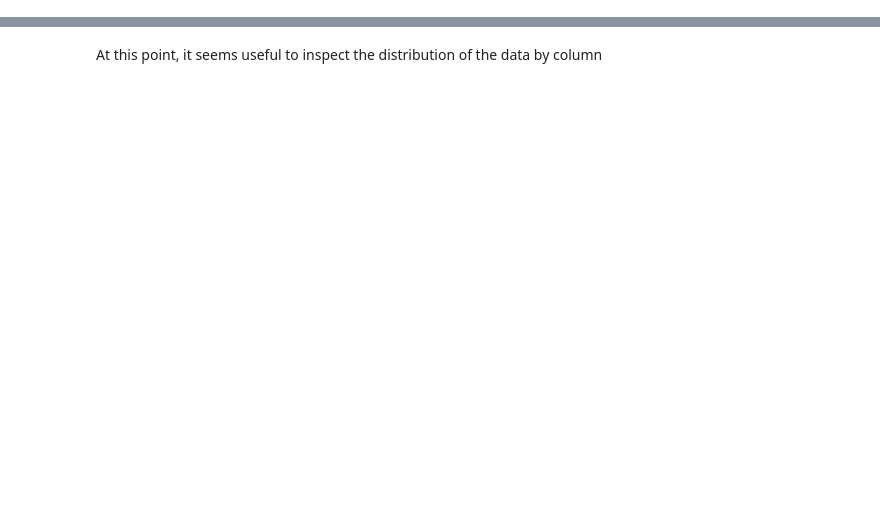
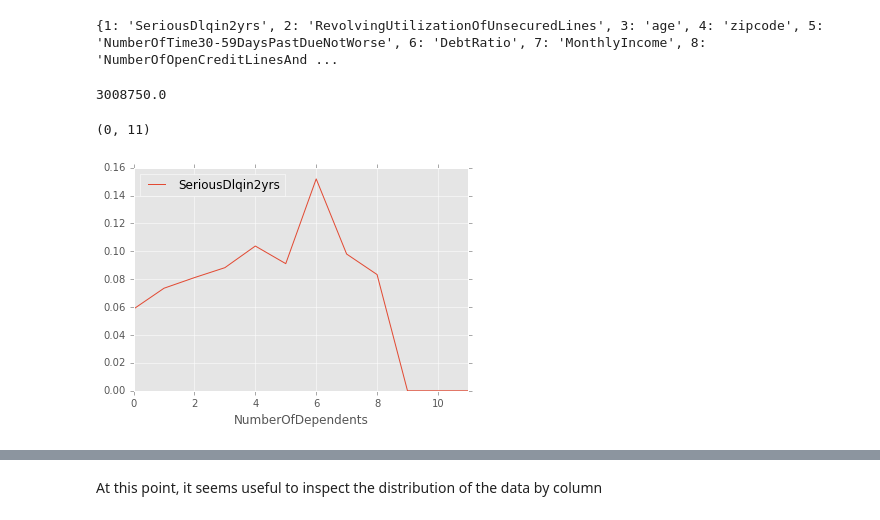
Before and after one commit to Aycrazy/capp30254, a Jupyter notebook: hws/HW2/HW2_Pipeline.ipynb, the cells around one changed output, grey strips where cells are left out. Drawn from its saved outputs; the diff is of its cells as text; code cells hidden in the pictures; blank space fills up the shorter version.

```diff
--- a/hws/HW2/HW2_Pipeline.ipynb
+++ b/hws/HW2/HW2_Pipeline.ipynb
@@ -77,0 +56,14 @@ def list_describe(df,optional_string=None):
+# %%
+print(all_cols_caps, all_cols)
+# %% [output]
+{1: 'SeriousDlqin2yrs', 2: 'RevolvingUtilizationOfUnsecuredLines', 3: 'age', 4: 'zipcode', 5: 'NumberOfTime30-59DaysPastDueNotWorse', 6: 'DebtRatio', 7: 'MonthlyIncome', 8: 'NumberOfOpenCreditLinesAnd ...
+# %%
+credit_data.MonthlyIncome.max()
+# %% [output]
+3008750.0
+# %%
+credit_data[['NumberOfDependents', 'SeriousDlqin2yrs']].groupby('NumberOfDependents').mean().plot()
+plt.xlim(0,11)
+# %% [output]
+(0, 11)
+[figure, added]
```
Also changed, not shown: parts of 47 cells of this notebook, 4 other files.
